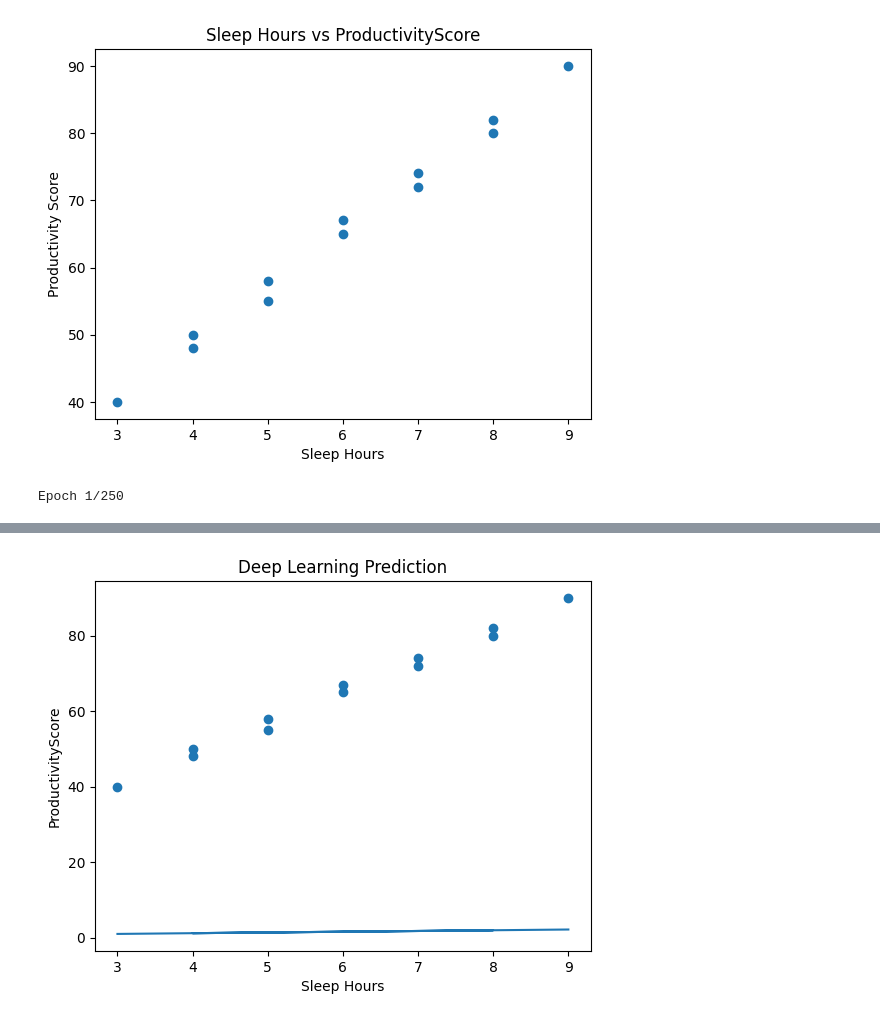
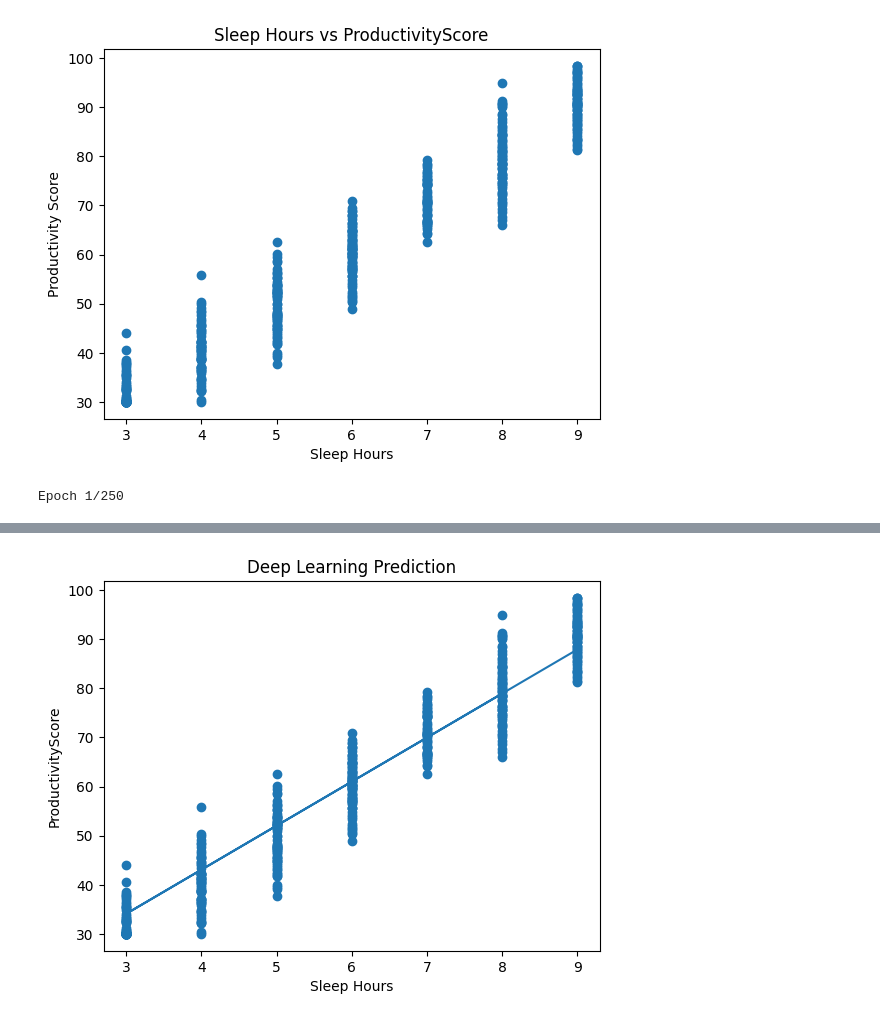
Before and after one commit to himabindusgs-svg/LinearRegression, a Jupyter notebook: Employee_Productivity_Prediction.ipynb, the cells around one changed output, grey strips where cells are left out. Saved outputs shown, nothing was run; the diff lists cells and outputs as text; code cells hidden in the pictures.

```diff
--- a/Employee_Productivity_Prediction.ipynb
+++ b/Employee_Productivity_Prediction.ipynb
@@ -15,12 +15,12 @@ from tensorflow.keras.layers import Dense
 
 # STEP 2 — Upload Dataset
 
-#uploaded = files.upload()
+uploaded = files.upload()
 
 
 # STEP 3 — Load Dataset
 
-df = pd.read_csv("sleep_productivity_data.csv")
+df = pd.read_csv("sleep_productivity.csv")
 
 print("Dataset:\n")
 
@@ -109,2 +112,2 @@ Dataset:
-[figure, old version]
+[figure, new version]
 Epoch 1/250
@@ -128 +131 @@ Predicted Marks for 7 Study Hours:
-[figure, old version]
+[figure, new version]
```
Also changed, not shown: parts of 1 cell of this notebook.
